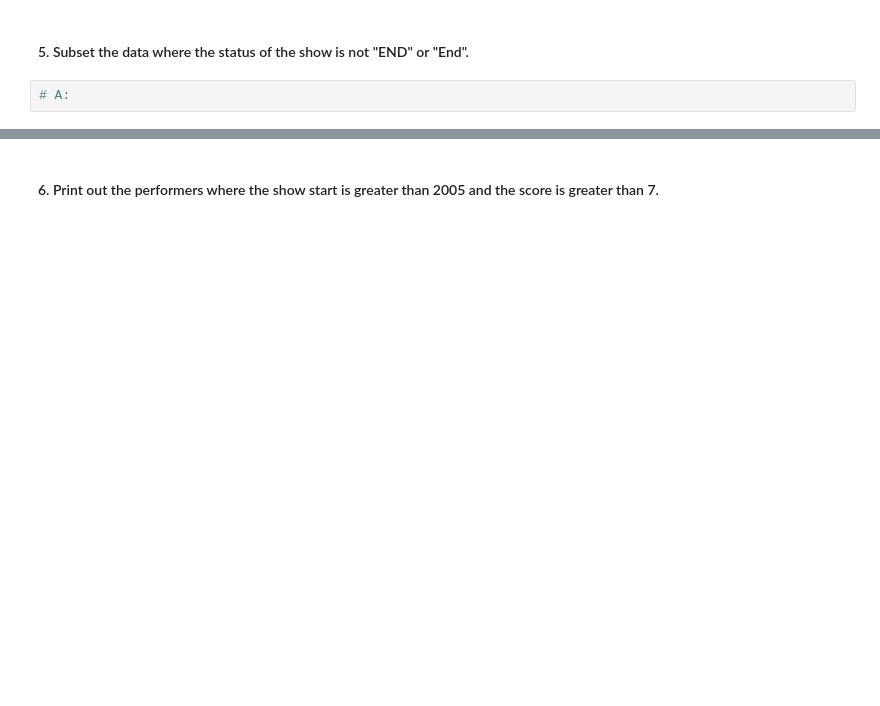
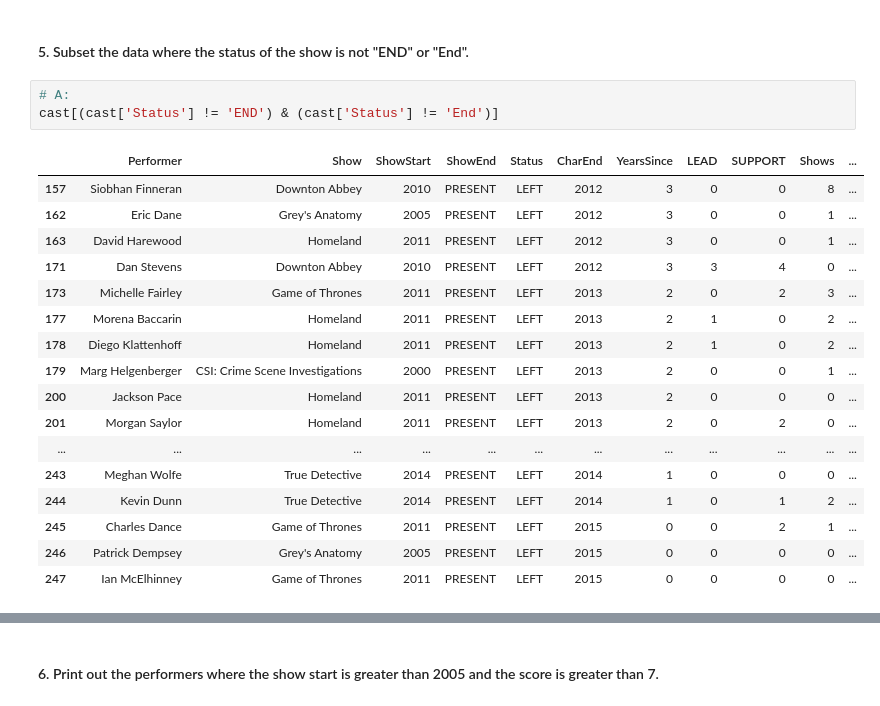
Before and after one commit to a3o1m2/DSI11-lessons, a Jupyter notebook: week02/day1_intro_to_pandas/pandas-intro-lab/intro-to-pandas-lab-starter_code.ipynb, the cells around one changed output, grey strips where cells are left out. Saved outputs shown, nothing was run; the diff lists cells and outputs as text; blank space fills up the shorter version.

```diff
--- a/week02/day1_intro_to_pandas/pandas-intro-lab/intro-to-pandas-lab-starter_code.ipynb
+++ b/week02/day1_intro_to_pandas/pandas-intro-lab/intro-to-pandas-lab-starter_code.ipynb
@@ -46,4 +85,23 @@ lowercase = string.ascii_lowercase
 # %% [markdown]
 #### 5. Subset the data where the status of the show is not "END" or "End".
-# %%
-# A:
+# %%
+# A:
+cast[(cast['Status'] != 'END') & (cast['Status'] != 'End')]
+# %% [output]
+|  | Performer | Show | ShowStart | ShowEnd | Status | CharEnd | YearsSince | LEAD | SUPPORT | Shows | ... |
+| 157 | Siobhan Finneran | Downton Abbey | 2010 | PRESENT | LEFT | 2012 | 3 | 0 | 0 | 8 | ... |
+| 162 | Eric Dane | Grey's Anatomy | 2005 | PRESENT | LEFT | 2012 | 3 | 0 | 0 | 1 | ... |
+| 163 | David Harewood | Homeland | 2011 | PRESENT | LEFT | 2012 | 3 | 0 | 0 | 1 | ... |
+| 171 | Dan Stevens | Downton Abbey | 2010 | PRESENT | LEFT | 2012 | 3 | 3 | 4 | 0 | ... |
+| 173 | Michelle Fairley | Game of Thrones | 2011 | PRESENT | LEFT | 2013 | 2 | 0 | 2 | 3 | ... |
+| 177 | Morena Baccarin | Homeland | 2011 | PRESENT | LEFT | 2013 | 2 | 1 | 0 | 2 | ... |
+| 178 | Diego Klattenhoff | Homeland | 2011 | PRESENT | LEFT | 2013 | 2 | 1 | 0 | 2 | ... |
+| 179 | Marg Helgenberger | CSI: Crime Scene Investigations | 2000 | PRESENT | LEFT | 2013 | 2 | 0 | 0 | 1 | ... |
+| 200 | Jackson Pace | Homeland | 2011 | PRESENT | LEFT | 2013 | 2 | 0 | 0 | 0 | ... |
+| 201 | Morgan Saylor | Homeland | 2011 | PRESENT | LEFT | 2013 | 2 | 0 | 2 | 0 | ... |
+| ... | ... | ... | ... | ... | ... | ... | ... | ... | ... | ... | ... |
+| 243 | Meghan Wolfe | True Detective | 2014 | PRESENT | LEFT | 2014 | 1 | 0 | 0 | 0 | ... |
+| 244 | Kevin Dunn | True Detective | 2014 | PRESENT | LEFT | 2014 | 1 | 0 | 1 | 2 | ... |
+| 245 | Charles Dance | Game of Thrones | 2011 | PRESENT | LEFT | 2015 | 0 | 0 | 2 | 1 | ... |
+| 246 | Patrick Dempsey | Grey's Anatomy | 2005 | PRESENT | LEFT | 2015 | 0 | 0 | 0 | 0 | ... |
+| 247 | Ian McElhinney | Game of Thrones | 2011 | PRESENT | LEFT | 2015 | 0 | 0 | 0 | 0 | ... |
```
Also changed, not shown: parts of 27 cells of this notebook, 4 other files.
